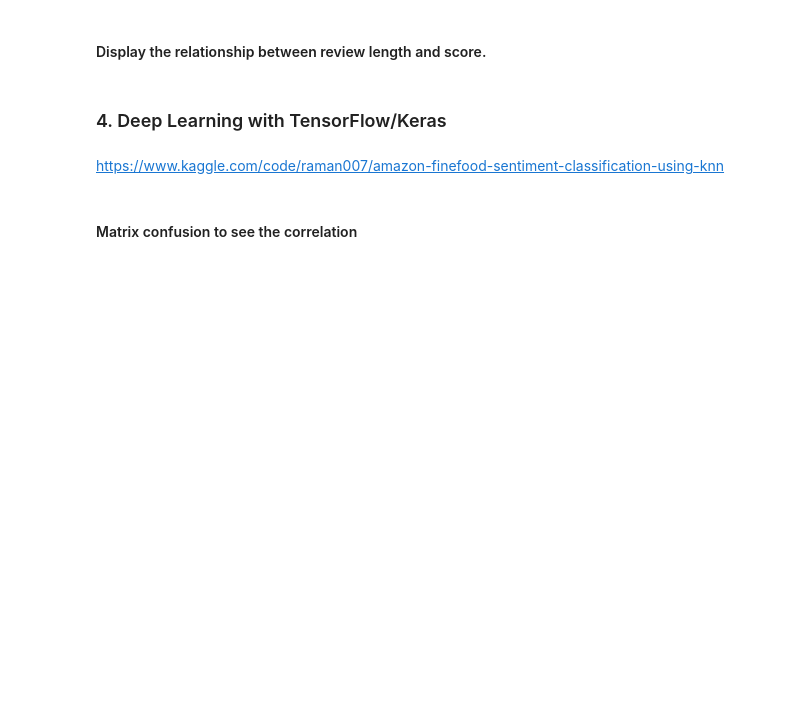
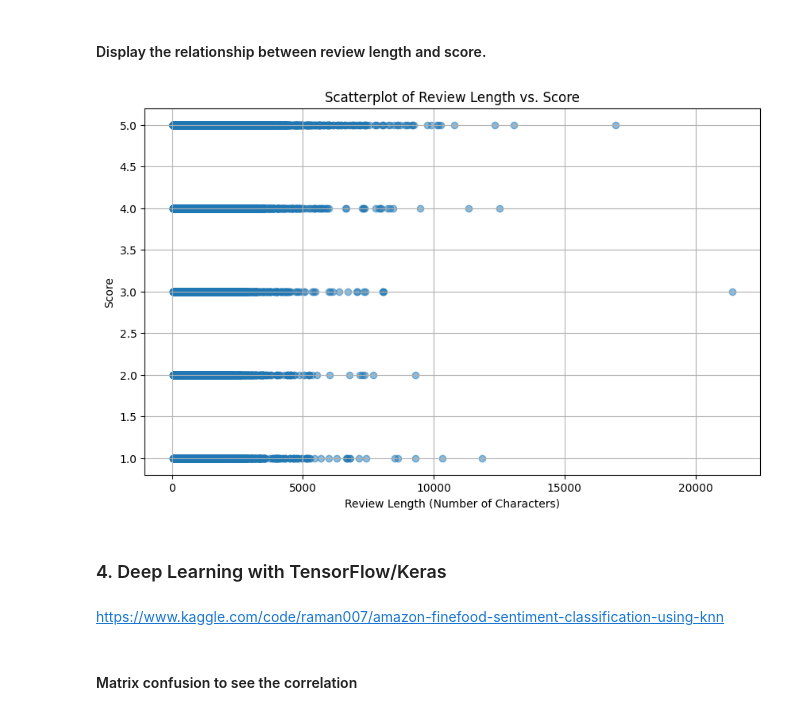
Before and after one commit to anapovedaavanade/Project_Capstone, a Jupyter notebook: code/Project.ipynb, the cells around one changed output. Saved outputs shown, nothing was run; the diff lists cells and outputs as text; code cells hidden in the pictures; blank space fills up the shorter version.

```diff
--- a/code/Project.ipynb
+++ b/code/Project.ipynb
@@ -407,5 +686,23 @@ https://www.kaggle.com/code/harits/amazon-reviews-sentiment-analysis
 # %% [markdown]
 #### Display the relationship between review length and score.
+# %%
+# Calculate the length of each review
+df['ReviewLength'] = df['Text'].apply(len)
+# %%
+ # Create a scatterplot
+plt.figure(figsize=(10, 6))
+plt.scatter(df['ReviewLength'], df['Score'], alpha=0.5)
+plt.title('Scatterplot of Review Length vs. Score')
+plt.xlabel('Review Length (Number of Characters)')
+plt.ylabel('Score')
+plt.grid(True)
+
+# Save the plot
+plt.savefig('../reports/images/review_lenghts_text_score.png')
+
+plt.show()
+# %% [output]
+[figure, added]
 # %% [markdown]
 ### 4. Deep Learning with TensorFlow/Keras
 # %% [markdown]
```
Also changed, not shown: parts of 47 cells of this notebook.
